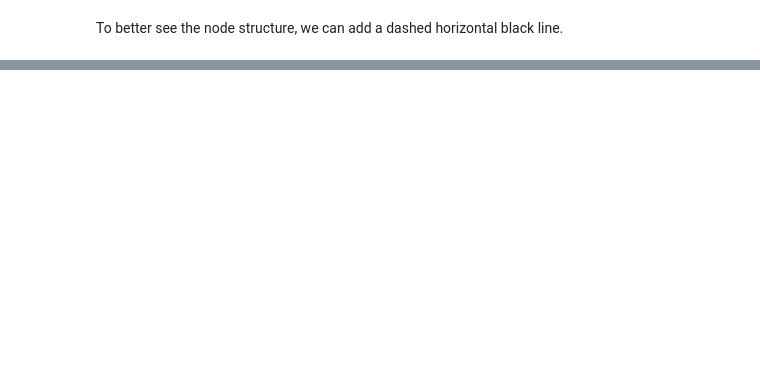
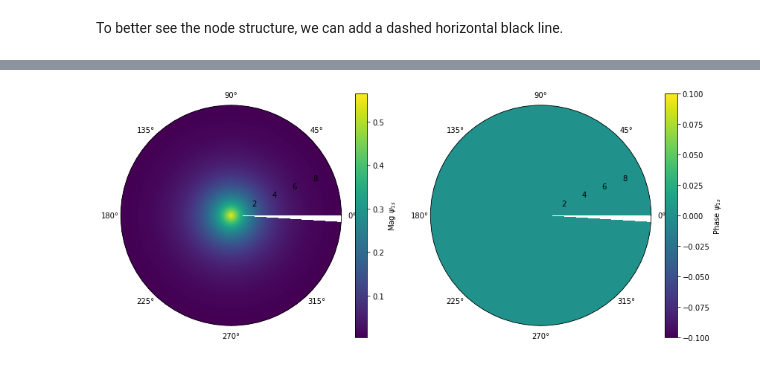
Before and after one commit to kncrabtree/che155, a Jupyter notebook: _notebooks/hydrogen-orbitals-1.ipynb, the cells around one changed output, grey strips where cells are left out. Drawn from its saved outputs; the diff is of its cells as text; code cells hidden in the pictures; blank space fills up the shorter version.

Commit message:
Finish first version of notebook 1

```diff
--- a/_notebooks/hydrogen-orbitals-1.ipynb
+++ b/_notebooks/hydrogen-orbitals-1.ipynb
@@ -145,0 +324,19 @@ fig
+# %%
+fig3 = plt.figure(figsize=(12,5))
+ax4 = fig3.add_subplot(1,2,1,projection='polar')
+# pcolormesh(X,Y,C) treats the first index of C as the row number (corresponding to Y)
+# and the second as the column number (corresponding to X)
+# Here I want r on the x axis and phi on the y axis, so I plot the transpose (.T) of the psi_1s[:,:,0] slice
+mesh = ax4.pcolormesh(pg[0,0,:],rg[:,0,0],np.absolute(psi_1s[:,0,:]))
+cbar = fig3.colorbar(mesh) # Add a colorbar
+cbar.set_label("Mag $\psi_{1s}$")
+
+
+ax5 = fig3.add_subplot(1,2,2,projection='polar')
+mesh2 = ax5.pcolormesh(pg[0,0,:],rg[:,0,0],np.angle(psi_1s[:,0,:]))
+cbar2 = fig3.colorbar(mesh2,ax=ax5) # Add a colorbar
+cbar2.set_label("Phase $\psi_{1s}$")
+
+fig3.tight_layout()
+# %% [output]
+[figure, added]
```
Also changed, not shown: parts of 37 cells of this notebook.
